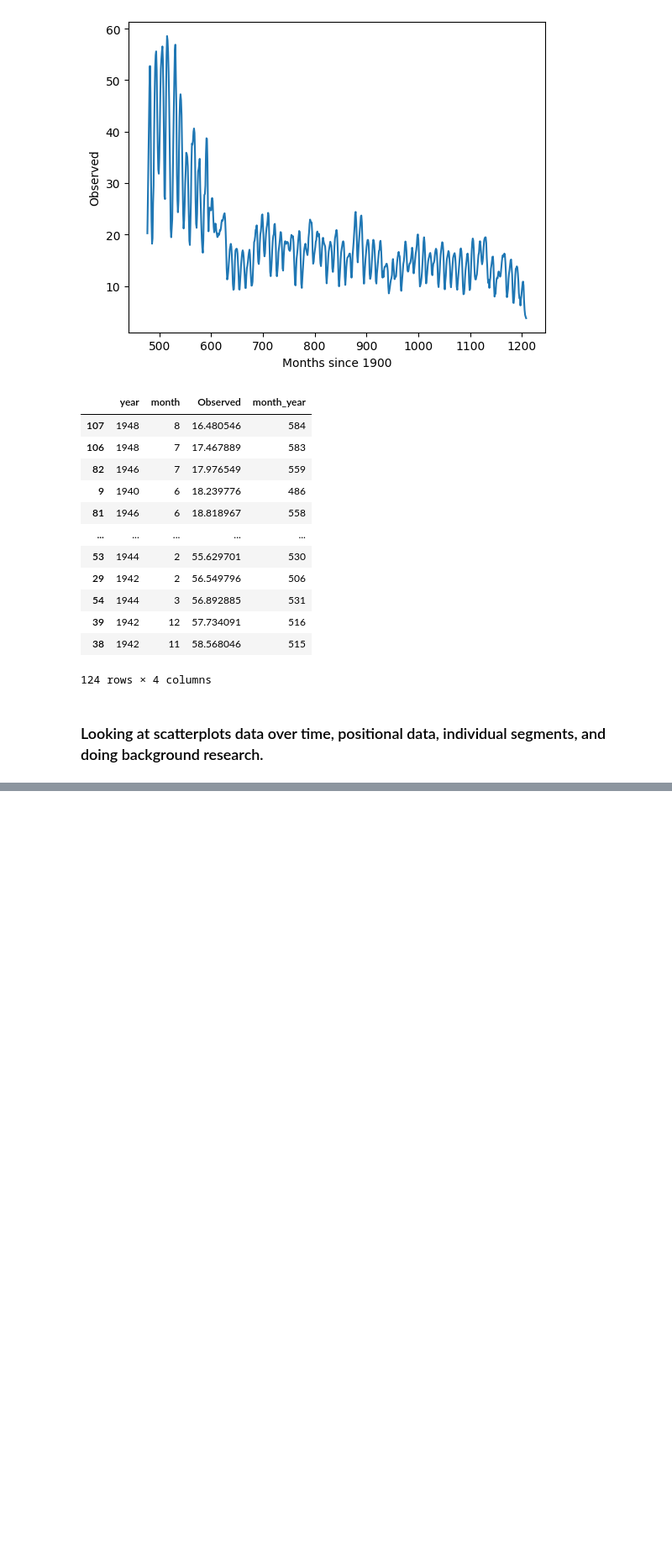
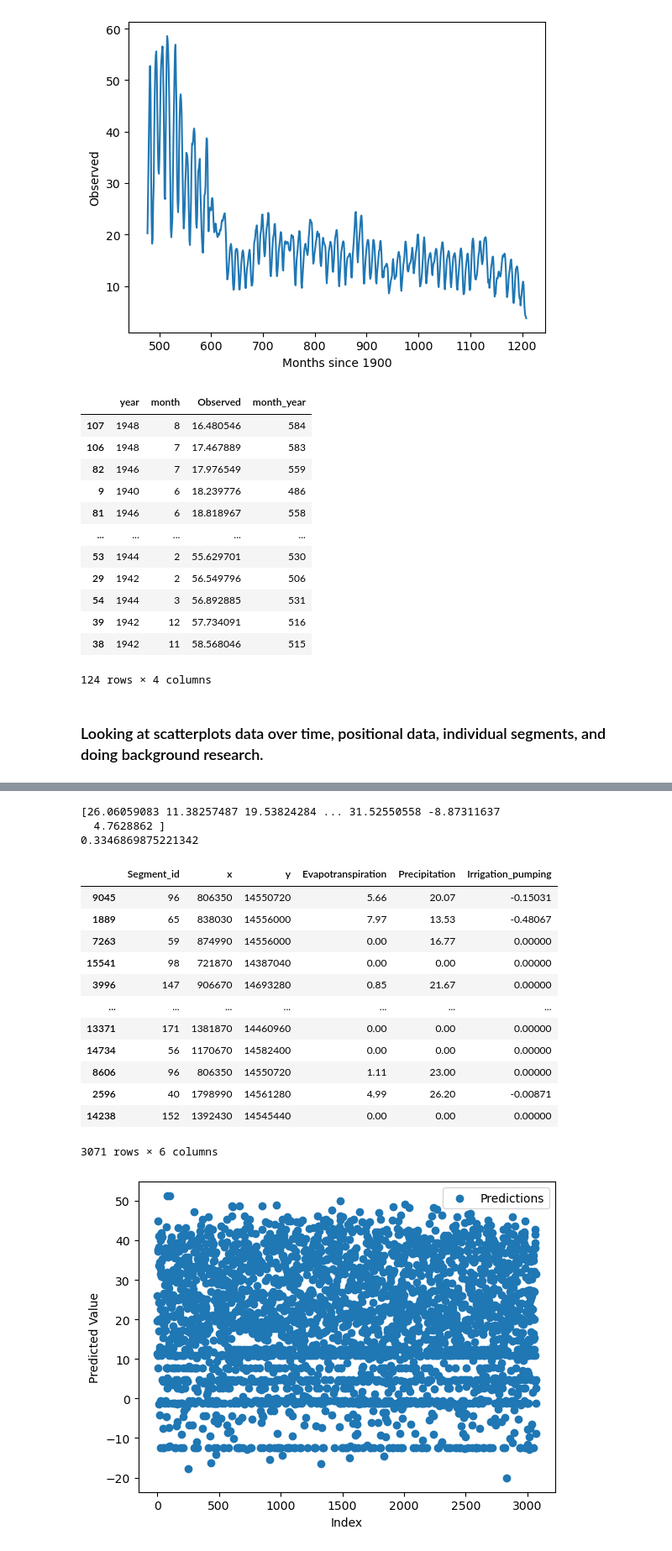
Before and after one commit to n8taylor/cs_5830_project6, a Jupyter notebook: project6.ipynb, the cells around one changed output, grey strips where cells are left out. Shown at 84% size. Cells and saved outputs as stored; diff of their text form; code cells hidden in the pictures; blank space fills up the shorter version.

```diff
--- a/project6.ipynb
+++ b/project6.ipynb
@@ -300,0 +314,39 @@ plt.show()
+# %%
+feature_cols = ['Segment_id',	'x',	'y',	'Evapotranspiration',	'Precipitation',	'Irrigation_pumping']
+X = df[feature_cols]
+y = df["Observed"]
+X_train, X_test, y_train, y_test = train_test_split(X, y, test_size=0.2, random_state=42)
+#Segment_id	x	y	Evapotranspiration	Precipitation	Irrigation_pumping	Observed
+lm = LinearRegression()
+lm.fit(X_train, y_train)
+
+
+predictions = lm.predict(X_test)
+print(predictions)
+r_squared = r2_score(y_test, predictions)
+print(r_squared)
+display(X_test)
+
+plt.scatter(range(len(predictions)), predictions, label='Predictions')
+plt.xlabel('Index')
+plt.ylabel('Predicted Value')
+plt.legend()
+plt.show()
+# %% [output]
+[26.06059083 11.38257487 19.53824284 ... 31.52550558 -8.87311637
+  4.7628862 ]
+0.3346869875221342
+|  | Segment_id | x | y | Evapotranspiration | Precipitation | Irrigation_pumping |
+| 9045 | 96 | 806350 | 14550720 | 5.66 | 20.07 | -0.15031 |
+| 1889 | 65 | 838030 | 14556000 | 7.97 | 13.53 | -0.48067 |
+| 7263 | 59 | 874990 | 14556000 | 0.00 | 16.77 | 0.00000 |
+| 15541 | 98 | 721870 | 14387040 | 0.00 | 0.00 | 0.00000 |
+| 3996 | 147 | 906670 | 14693280 | 0.85 | 21.67 | 0.00000 |
+| ... | ... | ... | ... | ... | ... | ... |
+| 13371 | 171 | 1381870 | 14460960 | 0.00 | 0.00 | 0.00000 |
+| 14734 | 56 | 1170670 | 14582400 | 0.00 | 0.00 | 0.00000 |
+| 8606 | 96 | 806350 | 14550720 | 1.11 | 23.00 | 0.00000 |
+| 2596 | 40 | 1798990 | 14561280 | 4.99 | 26.20 | -0.00871 |
+| 14238 | 152 | 1392430 | 14545440 | 0.00 | 0.00 | 0.00000 |
+3071 rows × 6 columns
+[figure, added]
```
Also changed, not shown: parts of 14 cells of this notebook.
